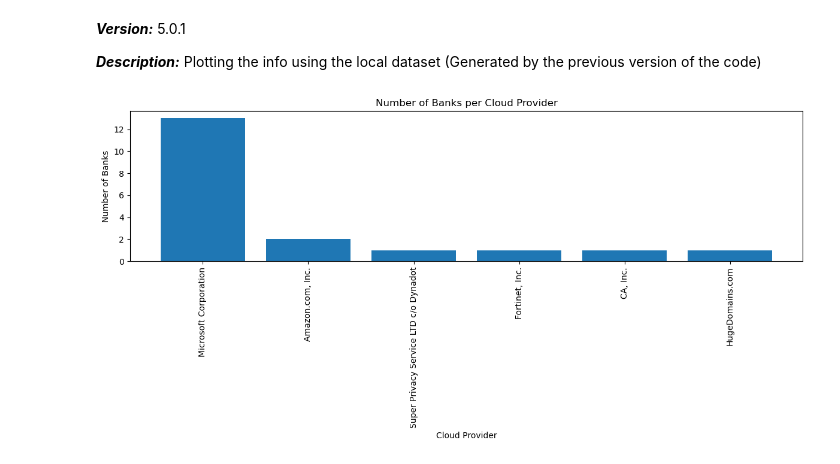
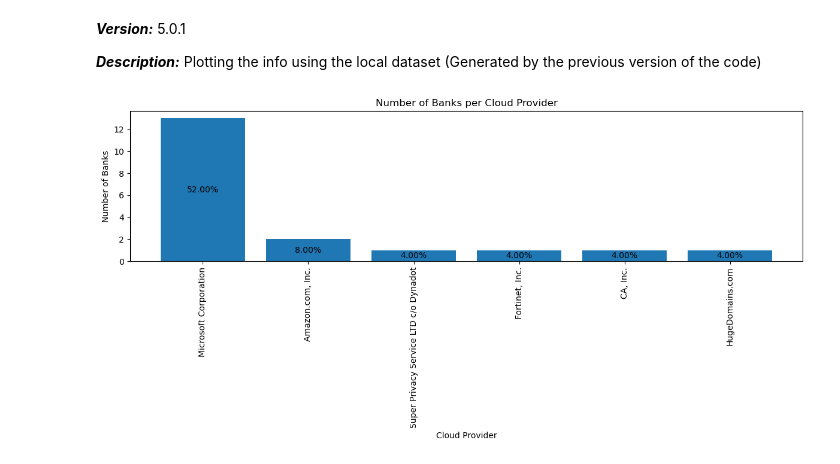
Before and after one commit to hacktivism-github/Measuring-Cloud-Adoption-AO, a Jupyter notebook: notebook7c17c2e440.ipynb, the cells around one changed output. Drawn from its saved outputs; the diff is of its cells as text; code cells hidden in the pictures.

```diff
--- a/notebook7c17c2e440.ipynb
+++ b/notebook7c17c2e440.ipynb
@@ -170,33 +173,45 @@ with open(csv_file, "r", encoding="utf-8") as file:
         row["org_names"] = ast.literal_eval(row["org_names"])
         bank_details.append(row)
 
 # Count the unique occurrences of each org_name
 org_name_counts = {}
 for bank in bank_details:
     org_names = bank["org_names"]
     unique_org_names = set(org_names)  # Remove duplicates within a row
     for org_name in unique_org_names:
         org_name = org_name.strip("'")  # Remove the single quotes from the Org Name
         if org_name in org_name_counts:
             org_name_counts[org_name] += 1
         else:
             org_name_counts[org_name] = 1
 
 # Sort the org_name_counts by count in descending order
 sorted_org_name_counts = sorted(org_name_counts.items(), key=lambda x: x[1], reverse=True)
 
 # Prepare data for plotting
 org_names = [item[0] for item in sorted_org_name_counts]
 counts = [item[1] for item in sorted_org_name_counts]
 
-# Plot the bar chart
+# Calculate total number of banks
+total_banks = len(bank_details)
+
+# Calculate percentage for each org_name
+percentages = [(count / total_banks) * 100 for _, count in sorted_org_name_counts]
+
+# Plot the bar chart with percentage annotations
 plt.figure(figsize=(12, 6))
-plt.bar(org_names, counts)
+bars = plt.bar(org_names, counts)
 plt.xlabel("Cloud Provider")
 plt.ylabel("Number of Banks")
 plt.title("Number of Banks per Cloud Provider")
 plt.xticks(rotation=90)
 plt.tight_layout()
+
+# Add percentage annotations inside each bar
+for bar, percentage in zip(bars, percentages):
+    height = bar.get_height()
+    plt.text(bar.get_x() + bar.get_width() / 2, height / 2, f"{percentage:.2f}%", ha='center', va='center')
+
 plt.show()
 # %% [output]
-[figure, old version]
+[figure, new version]
```
Also changed, not shown: parts of 2 cells of this notebook.
